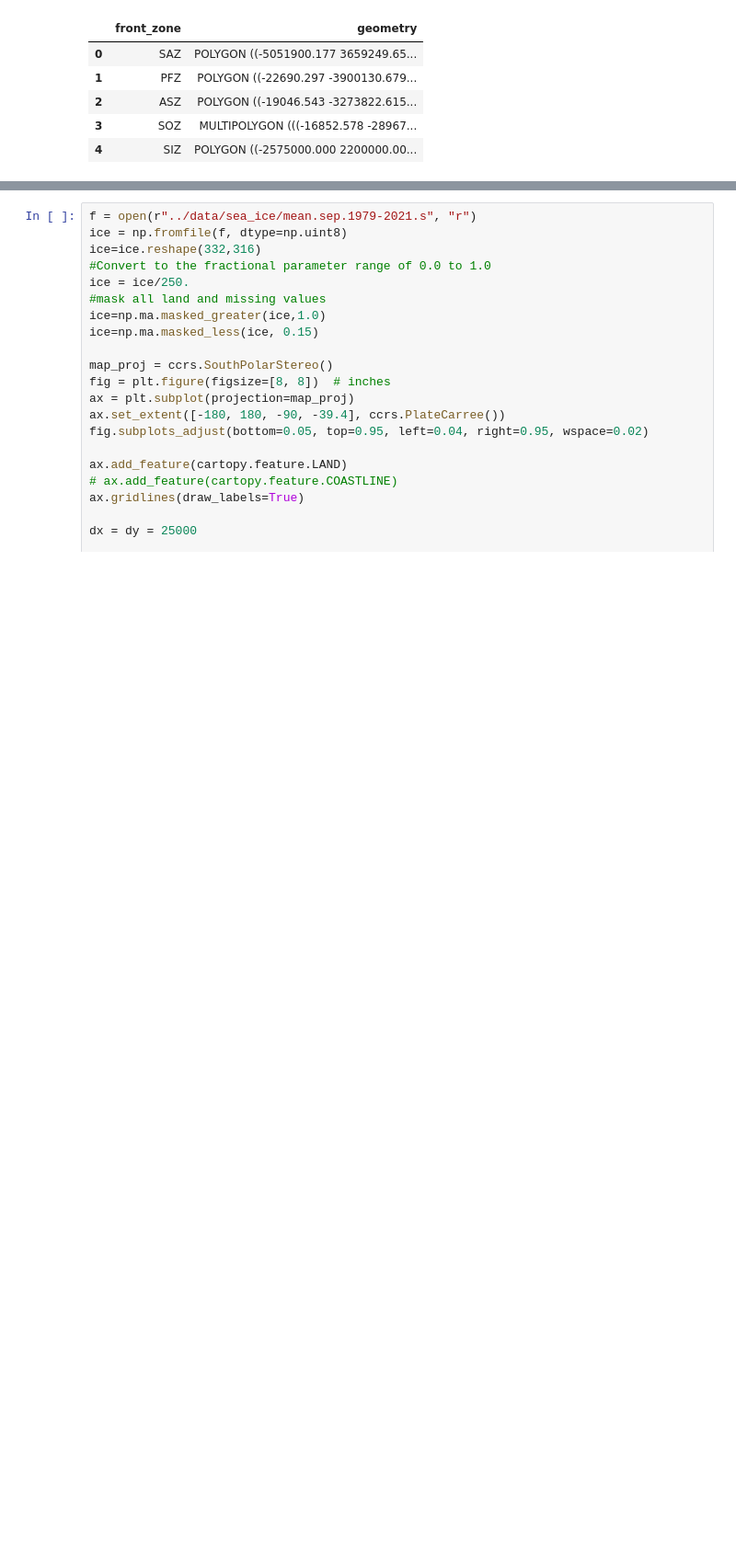
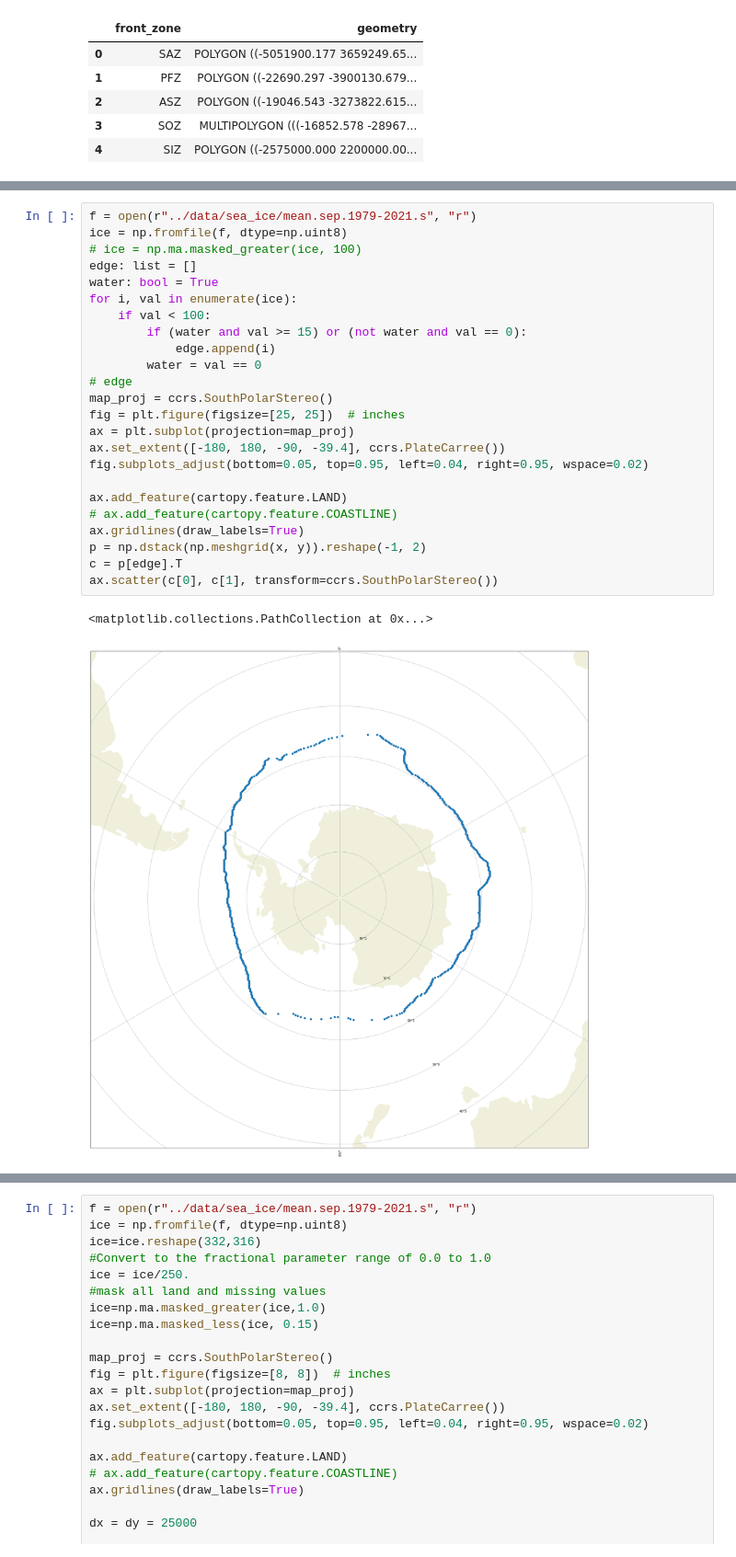
Before and after one commit to ayushnag/sophy, a Jupyter notebook: db/sophy_db.ipynb, the cells around one changed output, grey strips where cells are left out. Shown at 92% size. Saved outputs shown, nothing was run; the diff lists cells and outputs as text; blank space fills up the shorter version.

```diff
--- a/db/sophy_db.ipynb
+++ b/db/sophy_db.ipynb
@@ -184,0 +226,27 @@ AttributeError: type object 'GeoLabel' has no attribute 'plot_nsidc_sie'
+# %%
+f = open(r"../data/sea_ice/mean.sep.1979-2021.s", "r")
+ice = np.fromfile(f, dtype=np.uint8)
+# ice = np.ma.masked_greater(ice, 100)
+edge: list = []
+water: bool = True
+for i, val in enumerate(ice):
+    if val < 100:
+        if (water and val >= 15) or (not water and val == 0):
+            edge.append(i)
+        water = val == 0
+# edge
+map_proj = ccrs.SouthPolarStereo()
+fig = plt.figure(figsize=[25, 25])  # inches
+ax = plt.subplot(projection=map_proj)
+ax.set_extent([-180, 180, -90, -39.4], ccrs.PlateCarree())
+fig.subplots_adjust(bottom=0.05, top=0.95, left=0.04, right=0.95, wspace=0.02)
+
+ax.add_feature(cartopy.feature.LAND)
+# ax.add_feature(cartopy.feature.COASTLINE)
+ax.gridlines(draw_labels=True)
+p = np.dstack(np.meshgrid(x, y)).reshape(-1, 2)
+c = p[edge].T
+ax.scatter(c[0], c[1], transform=ccrs.SouthPolarStereo())
+# %% [output]
+<matplotlib.collections.PathCollection at 0x...>
+[figure, added]
```
Also changed, not shown: parts of 11 cells of this notebook, 4 other files.
